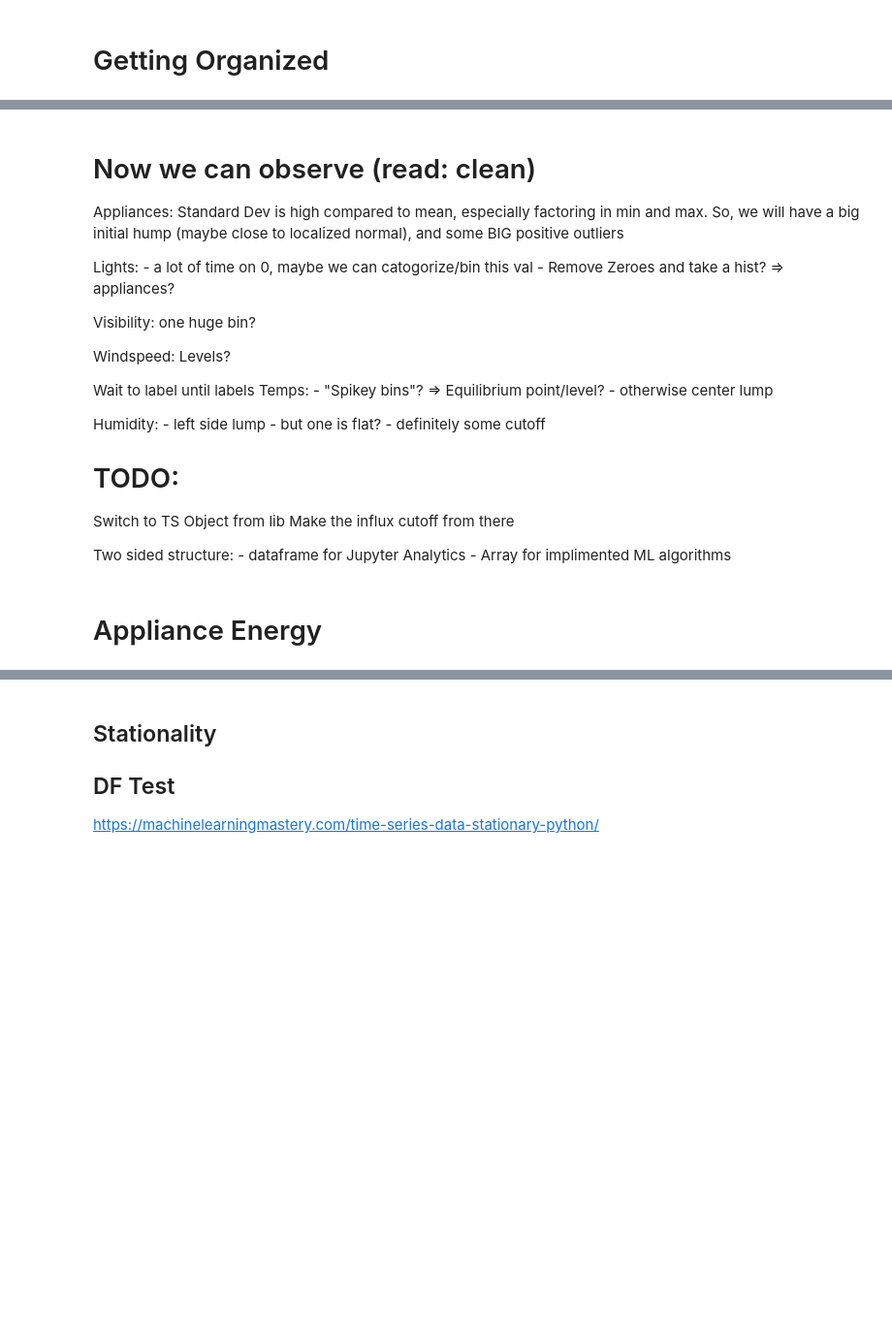
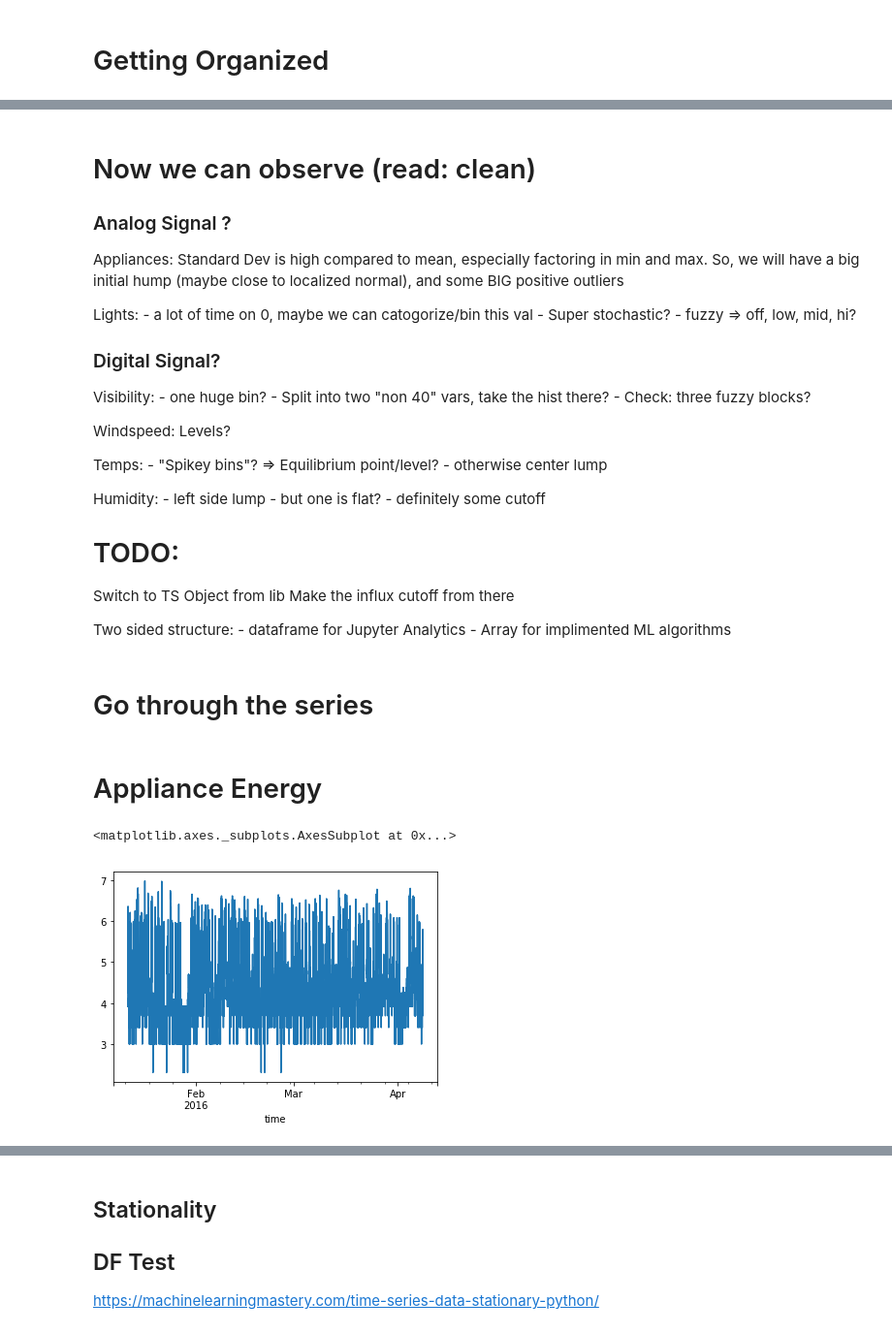
Before and after one commit to npendicott/energy-exploration, a Jupyter notebook: 2_using_lib.ipynb, the cells around one changed output, grey strips where cells are left out. Shown at 97% size. Saved outputs shown, nothing was run; the diff lists cells and outputs as text; code cells hidden in the pictures; blank space fills up the shorter version.

```diff
--- a/2_using_lib.ipynb
+++ b/2_using_lib.ipynb
@@ -83,18 +111,22 @@ plt.show()
 # %% [markdown]
 # Now we can observe (read: clean)
 
+### Analog Signal ?
 Appliances: Standard Dev is high compared to mean, especially factoring in min and max. So, we will have a big initial hump (maybe close to localized normal), and some BIG positive outliers
 
 Lights:
     - a lot of time on 0, maybe we can catogorize/bin this val
-    - Remove Zeroes and take a hist? => appliances?
+    - Super stochastic?
+    - fuzzy => off, low, mid, hi?
 
-
-Visibility: one huge bin?
+### Digital Signal?
+Visibility:
+    - one huge bin?
+    - Split into two "non 40" vars, take the hist there?
+    - Check: three fuzzy blocks?
 
 Windspeed: Levels?
 
-Wait to label until labels
 Temps:
     - "Spikey bins"? => Equilibrium point/level?
     - otherwise center lump
@@ -112,3 +144,5 @@ Make the influx cutoff from there
 Two sided structure:
     - dataframe for Jupyter Analytics
     - Array for implimented ML algorithms
+# %% [markdown]
+# Go through the series
@@ -115,2 +174,14 @@ Two sided structure:
 # %% [markdown]
 # Appliance Energy
+# %%
+series='appliance'
+series_log = series + '_log'
+
+X = sample.base[series].values
+sample.base[series_log] = log(X)
+
+sample.base[series_log].plot()
+#sample.base[series_log].hist()
+# %% [output]
+<matplotlib.axes._subplots.AxesSubplot at 0x...>
+[figure, added]
```
Also changed, not shown: parts of 63 cells of this notebook, 1 other file.
